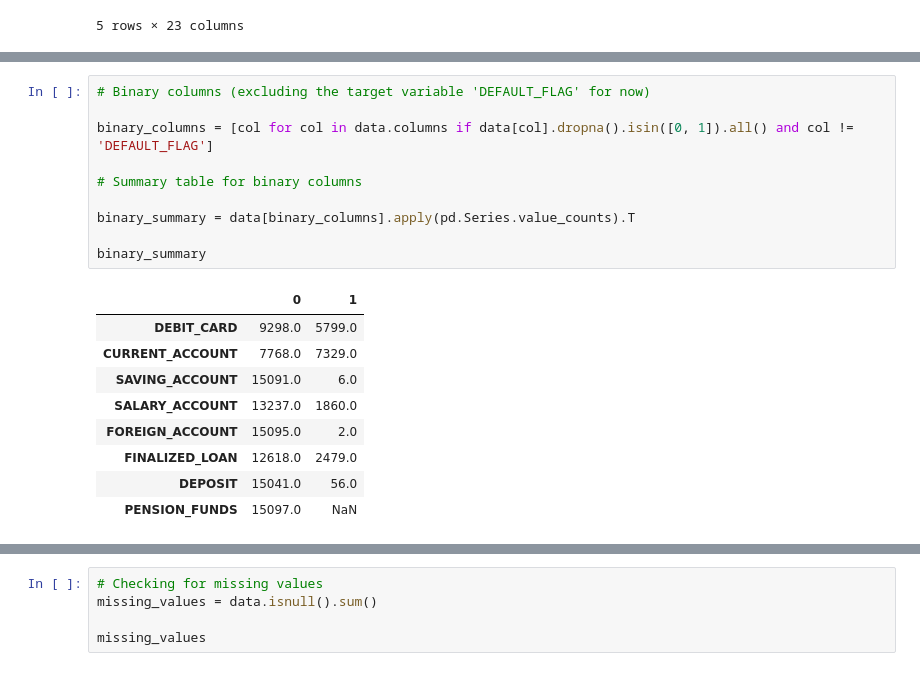
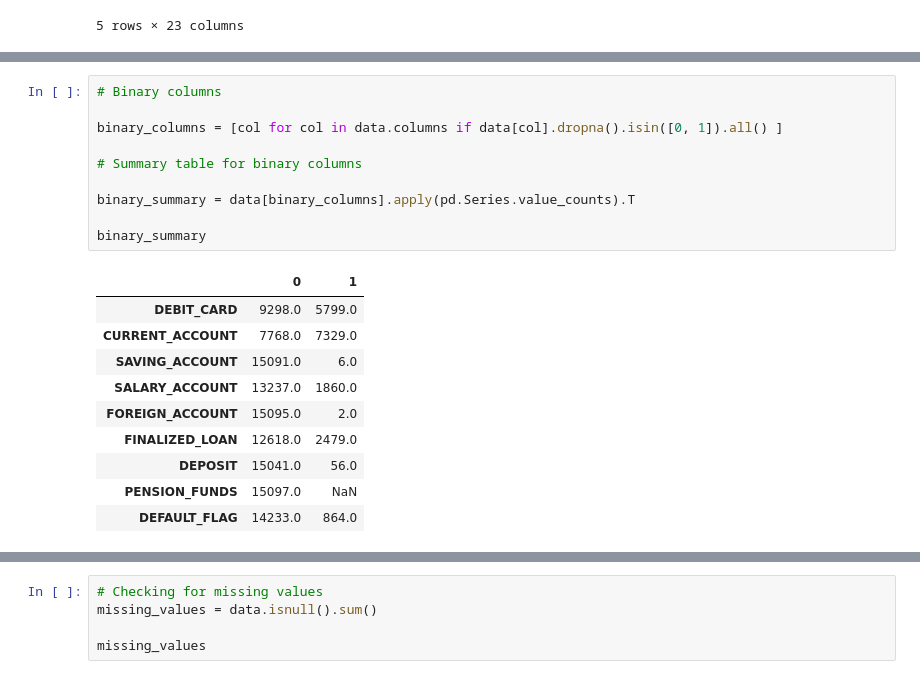
Before and after one commit to MikolajRowicki/Credit-Score-Prediction, a Jupyter notebook: Projekt1.ipynb, the cells around one changed output, grey strips where cells are left out. Cells and saved outputs as stored; diff of their text form.

```diff
--- a/Projekt1.ipynb
+++ b/Projekt1.ipynb
@@ -45,20 +110,21 @@ categorical_summary
 # %%
-# Binary columns (excluding the target variable 'DEFAULT_FLAG' for now)
+# Binary columns
 
-binary_columns = [col for col in data.columns if data[col].dropna().isin([0, 1]).all() and col != 'DEFAULT_FLAG']
+binary_columns = [col for col in data.columns if data[col].dropna().isin([0, 1]).all() ]
 
 # Summary table for binary columns
 
 binary_summary = data[binary_columns].apply(pd.Series.value_counts).T
 
 binary_summary
 # %% [output]
 |  | 0 | 1 |
 | DEBIT_CARD | 9298.0 | 5799.0 |
 | CURRENT_ACCOUNT | 7768.0 | 7329.0 |
 | SAVING_ACCOUNT | 15091.0 | 6.0 |
 | SALARY_ACCOUNT | 13237.0 | 1860.0 |
 | FOREIGN_ACCOUNT | 15095.0 | 2.0 |
 | FINALIZED_LOAN | 12618.0 | 2479.0 |
 | DEPOSIT | 15041.0 | 56.0 |
 | PENSION_FUNDS | 15097.0 | NaN |
+| DEFAULT_FLAG | 14233.0 | 864.0 |
```
Also changed, not shown: parts of 35 cells of this notebook.
